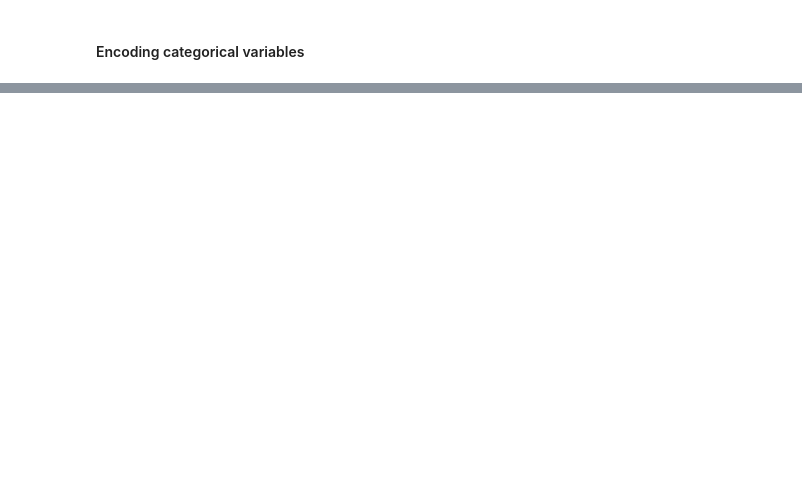
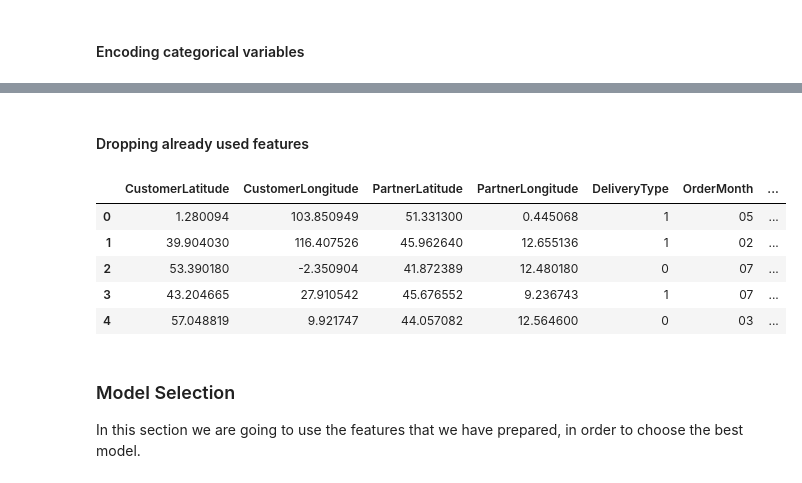
Before and after one commit to pereiralabs/publiclab, a Jupyter notebook: projects/edd-case-study_fraud/Exploratory_Data_Analysis.ipynb, the cells around one changed output, grey strips where cells are left out. Saved outputs shown, nothing was run; the diff lists cells and outputs as text; code cells hidden in the pictures; blank space fills up the shorter version.

Commit message:
adding model selection

```diff
--- a/projects/edd-case-study_fraud/Exploratory_Data_Analysis.ipynb
+++ b/projects/edd-case-study_fraud/Exploratory_Data_Analysis.ipynb
@@ -312,17 +321,19 @@ mf.head()
 | 4 | 57.048819 | 9.921747 | 44.057082 | 12.564600 | 0 | CategoryClothing | ... |
 # %% [markdown]
 #### Encoding categorical variables
-# %%
-def encodeCategories(modelFeatures):
-    label_encoder = LabelEncoder()
-    onehot_encoder = OneHotEncoder()
-
-    modelFeatures['DdpCategoryNum'] = label_encoder.fit_transform(modelFeatures['DdpCategory'])
-    modelFeatures['Category1stLevelNum'] = label_encoder.fit_transform(modelFeatures['Category1stLevel'])
-
-    oheDdp = onehot_encoder.fit_transform(modelFeatures['DdpCategoryNum'])
-
-    return modelFeatures
+# %%
+def encodeCategories(modelFeatures):
+    modelFeatures['CategoryClothing'] = modelFeatures.DdpCategory.apply(str).apply(lambda x: 1 if x == 'CategoryClothing' else 0)
+    modelFeatures['CategoryFootwear'] = modelFeatures.DdpCategory.apply(str).apply(lambda x: 1 if x == 'CategoryFootwear' else 0)
+    modelFeatures['CategoryOthers'] = modelFeatures.DdpCategory.apply(str).apply(lambda x: 1 if x == 'CategoryOthers' else 0)
+
+    modelFeatures['Category1stLevel'] = modelFeatures.Category1stLevel.apply(str).apply(lambda x: 'LevelClothing' if x == 'Clothing' else ('LevelShoes' if x == 'Shoes'  else ('LevelBags' if x == 'Bags'  else 'LevelOthers')))
+    modelFeatures['LevelClothing'] = modelFeatures.Category1stLevel.apply(str).apply(lambda x: 1 if x == 'LevelClothing' else 0)
+    modelFeatures['LevelShoes'] = modelFeatures.Category1stLevel.apply(str).apply(lambda x: 1 if x == 'LevelShoes' else 0)
+    modelFeatures['LevelBags'] = modelFeatures.Category1stLevel.apply(str).apply(lambda x: 1 if x == 'LevelBags' else 0)
+    modelFeatures['LevelOthers'] = modelFeatures.Category1stLevel.apply(str).apply(lambda x: 1 if x == 'LevelOthers' else 0)
+
+    return modelFeatures
 # %%
 # Applying changes
 mf = encodeCategories(mf)
@@ -336,3 +347,29 @@ mf.head()
 | 2 | 53.390180 | -2.350904 | 41.872389 | 12.480180 | 0 | CategoryClothing | ... |
 | 3 | 43.204665 | 27.910542 | 45.676552 | 9.236743 | 1 | CategoryOthers | ... |
 | 4 | 57.048819 | 9.921747 | 44.057082 | 12.564600 | 0 | CategoryClothing | ... |
+# %% [markdown]
+#### Dropping already used features
+# %%
+# Dropping features we are not going to use
+def dropUsed(modelFeatures):
+    modelFeatures.drop(labels='DdpCategory', axis=1, inplace=True)
+    modelFeatures.drop(labels='Category1stLevel', axis=1, inplace=True)
+
+    return modelFeatures
+# %%
+# Applying changes
+mf = dropUsed(mf)
+# %%
+# Verifying changes
+mf.head()
+# %% [output]
+|  | CustomerLatitude | CustomerLongitude | PartnerLatitude | PartnerLongitude | DeliveryType | OrderMonth | ... |
+| 0 | 1.280094 | 103.850949 | 51.331300 | 0.445068 | 1 | 05 | ... |
+| 1 | 39.904030 | 116.407526 | 45.962640 | 12.655136 | 1 | 02 | ... |
+| 2 | 53.390180 | -2.350904 | 41.872389 | 12.480180 | 0 | 07 | ... |
+| 3 | 43.204665 | 27.910542 | 45.676552 | 9.236743 | 1 | 07 | ... |
+| 4 | 57.048819 | 9.921747 | 44.057082 | 12.564600 | 0 | 03 | ... |
+# %% [markdown]
+### Model Selection
+
+In this section we are going to use the features that we have prepared, in order to choose the best model.
```
Also changed, not shown: parts of 10 cells of this notebook.
